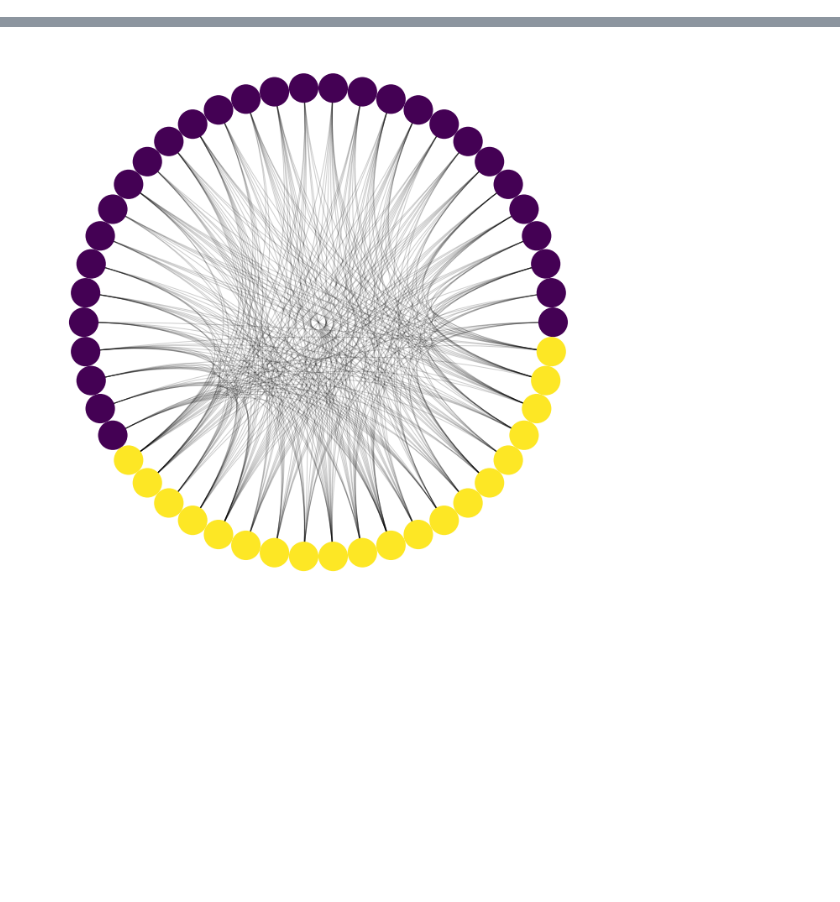
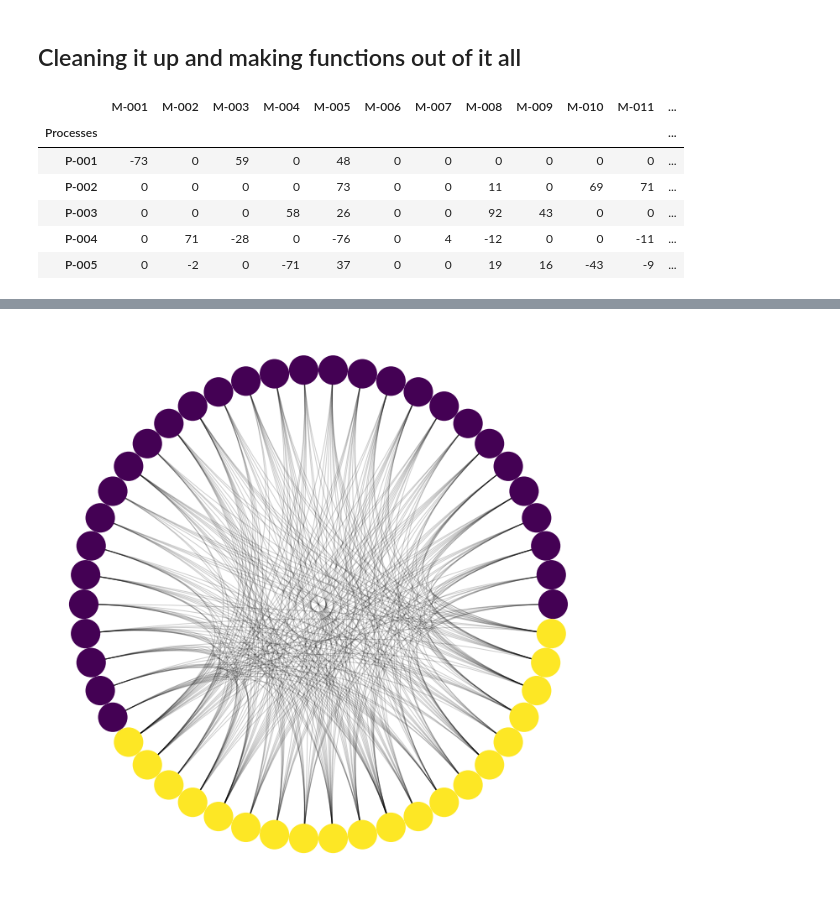
Before and after one commit to walzter/CircularEconomy, a Jupyter notebook: src/Exploration.ipynb, the cells around one changed output, grey strips where cells are left out. Drawn from its saved outputs; the diff is of its cells as text; code cells hidden in the pictures; blank space fills up the shorter version.

Commit message:
cleaning helpers

```diff
--- a/Knn.ipynb
+++ b/src/Exploration.ipynb
@@ -10,0 +24,2 @@ X, y  = load_iris(return_X_y=True)
+# %% [markdown]
+## Cleaning it up and making functions out of it all
@@ -10,0 +33,21 @@ X, y  = load_iris(return_X_y=True)
+# %%
+PATH = "./data/data.csv"
+
+df = load_dataframe(PATH)
+
+## clean the dataframe
+
+## remove the last column "Cost/Energy…?"
+df.drop(columns=['Cost/Energy…?'], inplace=True)
+## convert to int
+df = df.astype(pd.np.int64)
+## return df
+df.head()
+# %% [output]
+|  | M-001 | M-002 | M-003 | M-004 | M-005 | M-006 | M-007 | M-008 | M-009 | M-010 | M-011 | ... |
+| Processes |  |  |  |  |  |  |  |  |  |  |  | ... |
+| P-001 | -73 | 0 | 59 | 0 | 48 | 0 | 0 | 0 | 0 | 0 | 0 | ... |
+| P-002 | 0 | 0 | 0 | 0 | 73 | 0 | 0 | 11 | 0 | 69 | 71 | ... |
+| P-003 | 0 | 0 | 0 | 58 | 26 | 0 | 0 | 92 | 43 | 0 | 0 | ... |
+| P-004 | 0 | 71 | -28 | 0 | -76 | 0 | 4 | -12 | 0 | 0 | -11 | ... |
+| P-005 | 0 | -2 | 0 | -71 | 37 | 0 | 0 | 19 | 16 | -43 | -9 | ... |
```
Also changed, not shown: parts of 27 cells of this notebook, 4 other files.
